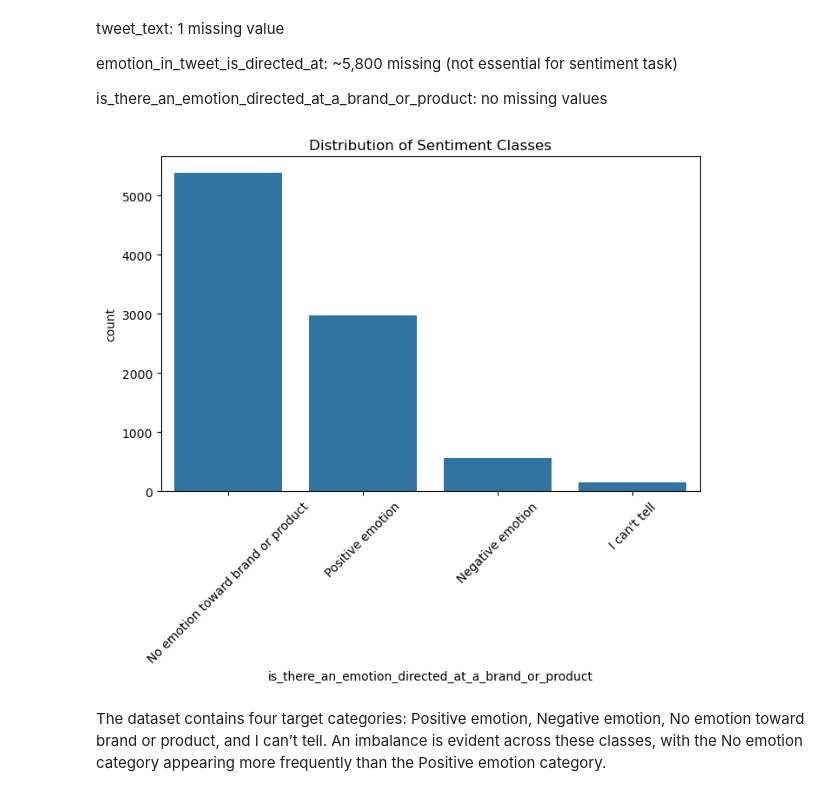
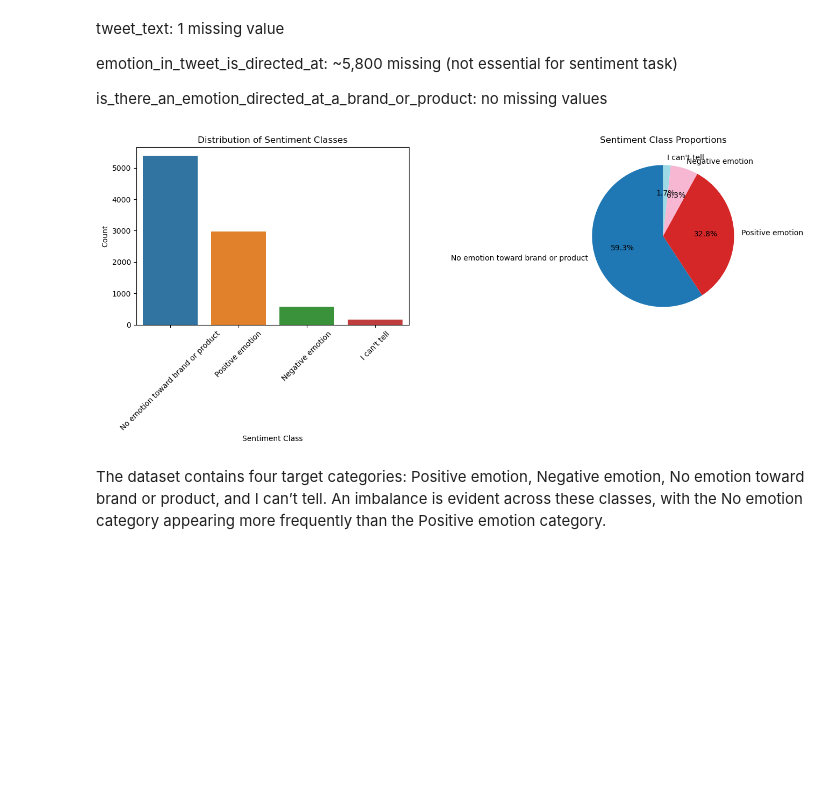
Before and after one commit to KaiFa254/Group_3_NLP_Project_Phase4, a Jupyter notebook: NLP.ipynb, the cells around one changed output. Saved outputs shown, nothing was run; the diff lists cells and outputs as text; code cells hidden in the pictures; blank space fills up the shorter version.

```diff
--- a/NLP.ipynb
+++ b/NLP.ipynb
@@ -135,13 +138,30 @@ emotion_in_tweet_is_directed_at: ~5,800 missing (not essential for sentiment tas
 is_there_an_emotion_directed_at_a_brand_or_product: no missing values
 # %%
 # Target Distribution
-plt.figure(figsize=(8,5))
-sns.countplot(x=df['is_there_an_emotion_directed_at_a_brand_or_product'], order=df['is_there_an_emotion_directed_at_a_brand_or_product'].value_counts().index)
-plt.title("Distribution of Sentiment Classes")
-plt.xticks(rotation=45)
+fig, axes = plt.subplots(1, 2, figsize=(14, 6))  # one row, two columns
+
+# --- Countplot on the left ---
+sns.countplot(
+    x=df['is_there_an_emotion_directed_at_a_brand_or_product'],
+    order=df['is_there_an_emotion_directed_at_a_brand_or_product'].value_counts().index,
+    ax=axes[0]
+)
+axes[0].set_title("Distribution of Sentiment Classes")
+axes[0].set_xticklabels(axes[0].get_xticklabels(), rotation=45)
+axes[0].set_xlabel("Sentiment Class")
+axes[0].set_ylabel("Count")
+
+# --- Pie chart on the right ---
+df['is_there_an_emotion_directed_at_a_brand_or_product'].value_counts(normalize=True).plot.pie(
+    autopct='%1.1f%%', ax=axes[1], startangle=90, cmap='tab20'
+)
+axes[1].set_ylabel("")  # remove y-label
+axes[1].set_title("Sentiment Class Proportions")
+
+plt.tight_layout()
 plt.show()
 # %% [output]
-[figure, old version]
+[figure, new version]
 # %% [markdown]
 The dataset contains four target categories: Positive emotion, Negative emotion, No emotion toward brand or product, and I can’t tell. An imbalance is evident across these classes, with the No emotion category appearing more frequently than the Positive emotion category.
 # %%
```
Also changed, not shown: parts of 4 cells of this notebook.
